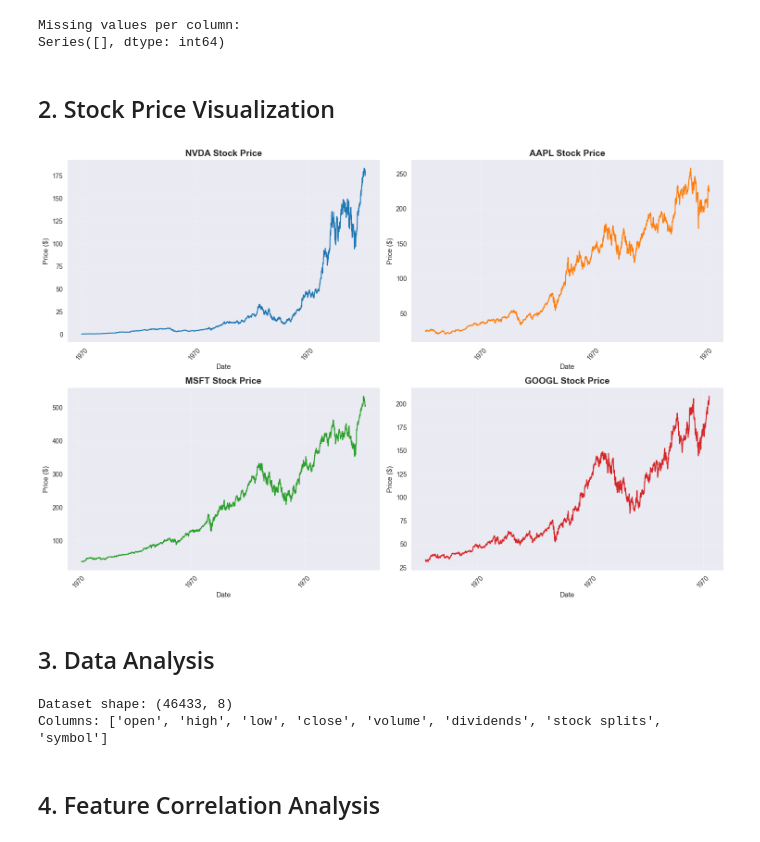
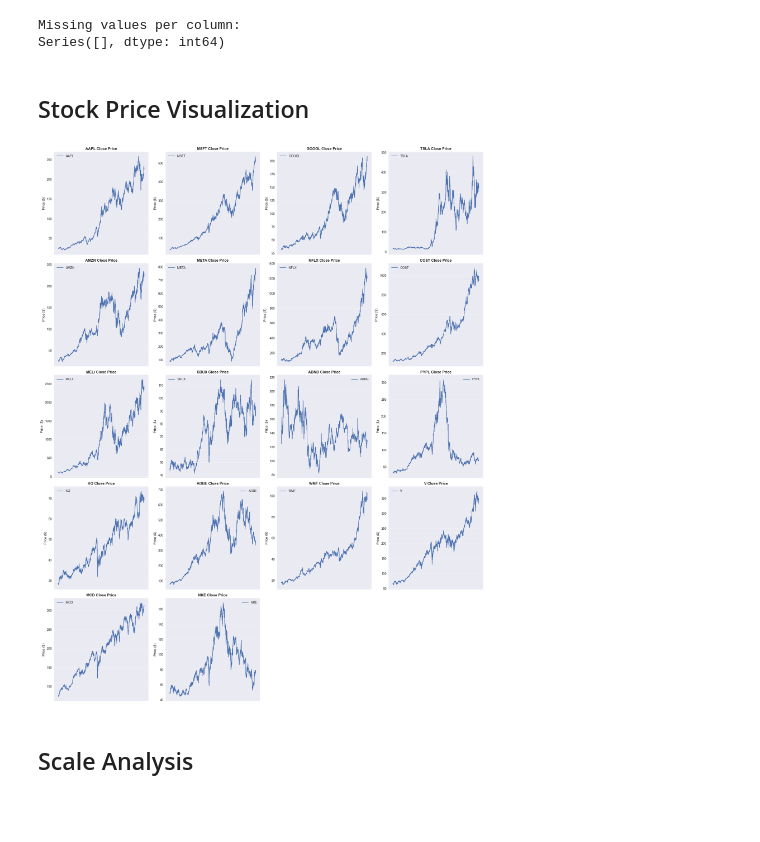
Before and after one commit to alejobarrera28/stock-price-prediction, a Jupyter notebook: data/exploration.ipynb, the cells around one changed output. Drawn from its saved outputs; the diff is of its cells as text; code cells hidden in the pictures; blank space fills up the shorter version.

```diff
--- a/data/exploration.ipynb
+++ b/data/exploration.ipynb
@@ -74,20 +87,52 @@ print(missing_data[missing_data > 0])
 Missing values per column:
 Series([], dtype: int64)
 # %% [markdown]
-## 2. Stock Price Visualization
+## Stock Price Visualization
-# %%
-# Plot stock prices
-viz.plot_stock_prices(data, symbols=config.stocks)
-# %% [output]
-[figure, removed]
+# %%
+import numpy as np
+import matplotlib.pyplot as plt
+import pandas as pd
+
+symbols = data['symbol'].unique()
+n_stocks = len(symbols)
+
+# Calculate grid dimensions
+n_cols = 4
+n_rows = (n_stocks + n_cols - 1) // n_cols
+
+fig, axes = plt.subplots(n_rows, n_cols, figsize=(20, 5 * n_rows))
+axes = axes.flatten()
+
+for i, symbol in enumerate(symbols):
+    symbol_data = data[data["symbol"] == symbol].copy()
+
+    # ✅ Use the index as datetime
+    symbol_data.index = pd.to_datetime(symbol_data.index)
+
+    axes[i].plot(
+        symbol_data.index,      # <- the x-axis
+        symbol_data["close"],   # <- y-axis
+        linewidth=1.5,
+        label=symbol
+    )
+    axes[i].set_title(f"{symbol} Close Price", fontsize=12, fontweight="bold")
+    axes[i].set_xlabel("Date")
+    axes[i].set_ylabel("Price ($)")
+    axes[i].grid(True, alpha=0.3)
+    axes[i].tick_params(axis="x", rotation=45)
+    axes[i].legend()
+
+     # Hide x-axis
+    axes[i].set_xticks([])
+    axes[i].set_xlabel("")
+
+# Hide unused subplots
+for j in range(i + 1, len(axes)):
+    axes[j].set_visible(False)
+
+plt.tight_layout()
+plt.show()
+# %% [output]
+[figure, added]
 # %% [markdown]
-## 3. Data Analysis
+## Scale Analysis
-# %%
-# Data analysis
-print(f"Dataset shape: {data.shape}")
-print(f"Columns: {list(data.columns)}")
-# %% [output]
-Dataset shape: (46433, 8)
-Columns: ['open', 'high', 'low', 'close', 'volume', 'dividends', 'stock splits', 'symbol']
-# %% [markdown]
-## 4. Feature Correlation Analysis
```
Also changed, not shown: parts of 17 cells of this notebook, 6 other files.
